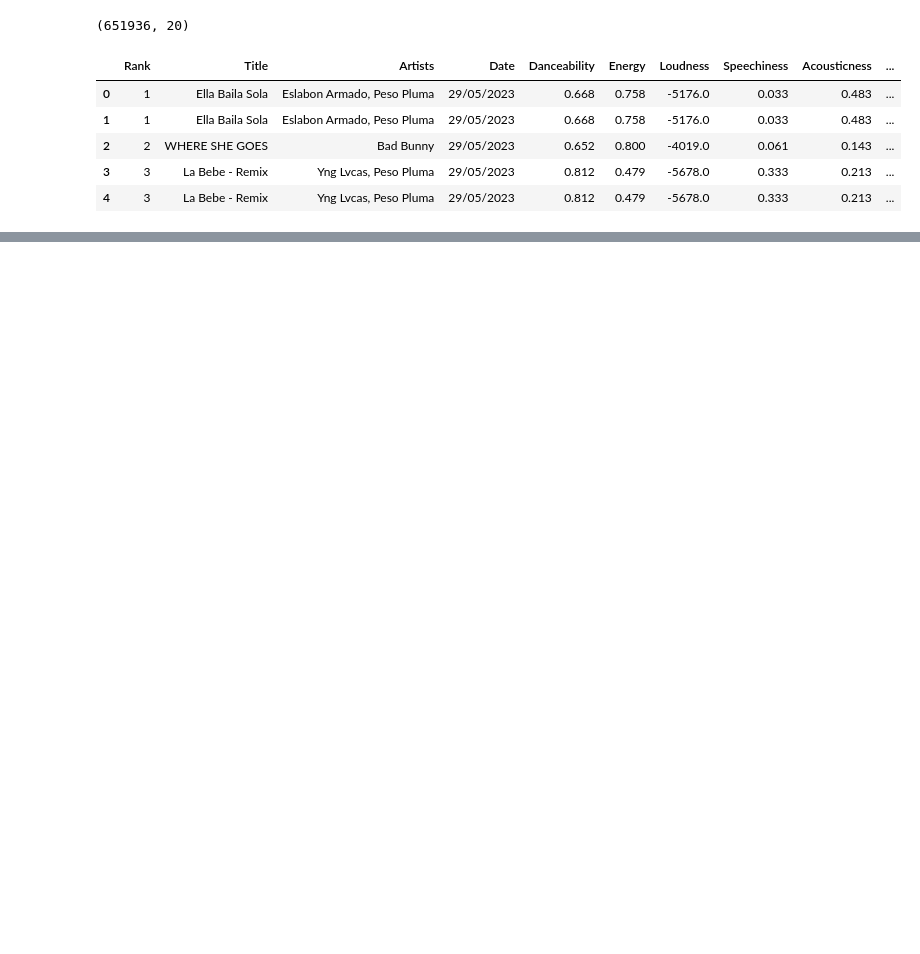
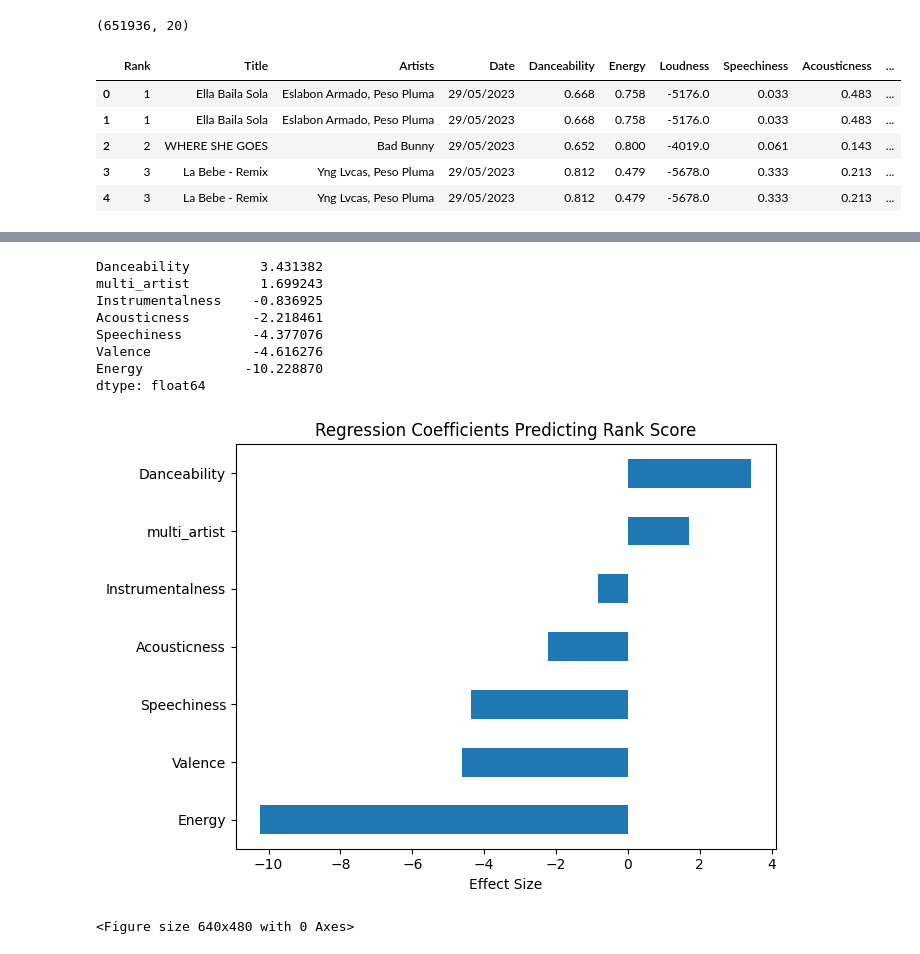
Before and after one commit to gunnargriffith/GunnarGriffith_Portfolio, a Jupyter notebook: spotify_analysis.ipynb, the cells around one changed output, grey strips where cells are left out. Drawn from its saved outputs; the diff is of its cells as text; code cells hidden in the pictures; blank space fills up the shorter version.

```diff
--- a/spotify_analysis.ipynb
+++ b/spotify_analysis.ipynb
@@ -23,13 +23,13 @@ df.head()
 | 3 | 3 | La Bebe - Remix | Yng Lvcas, Peso Pluma | 29/05/2023 | 0.812 | 0.479 | -5678.0 | 0.333 | 0.213 | ... |
 | 4 | 3 | La Bebe - Remix | Yng Lvcas, Peso Pluma | 29/05/2023 | 0.812 | 0.479 | -5678.0 | 0.333 | 0.213 | ... |
 # %%
-import seaborn as sns
-import matplotlib.pyplot as plt
+cols = [
+    "Title", "Rank", "Artists",
+    "Danceability", "Energy",
+    "Speechiness", "Acousticness",
+    "Instrumentalness", "Valence"
+]
 
-#corr = df[['Rank','Danceability','Energy','Loudness','Speechiness',
-           #'Acousticness','Instrumentalness','Valence','Points (Total)']].corr()
-
-#sns.heatmap(corr, annot=True, cmap="coolwarm")
-#plt.title("Correlation Between Audio Features and Rank")
-#plt.show()
+spotify = df[cols].copy()
+spotify.head()
 # %% [output]
@@ -45,0 +144,39 @@ ImportError: matplotlib is required for plotting when the default backend "matpl
+# %%
+from sklearn.linear_model import LinearRegression
+
+features = [
+    "Danceability", "Energy", "Speechiness",
+    "Acousticness", "Instrumentalness",
+    "Valence", "multi_artist"
+]
+
+X = song_level[features]
+y = song_level["rank_score"]
+
+model = LinearRegression()
+model.fit(X, y)
+
+coef = pd.Series(model.coef_, index=features)
+print(coef.sort_values(ascending=False))
+
+plt.figure(figsize=(7,5))
+
+coef.sort_values().plot(kind="barh")
+
+plt.title("Regression Coefficients Predicting Rank Score")
+plt.xlabel("Effect Size")
+plt.tight_layout()
+plt.show()
+
+plt.savefig("images/regression_coefficients.png", bbox_inches="tight")
+# %% [output]
+Danceability         3.431382
+multi_artist         1.699243
+Instrumentalness    -0.836925
+Acousticness        -2.218461
+Speechiness         -4.377076
+Valence             -4.616276
+Energy             -10.228870
+dtype: float64
+[figure, added]
+<Figure size 640x480 with 0 Axes>
```
Also changed, not shown: parts of 7 cells of this notebook, 3 other files.
